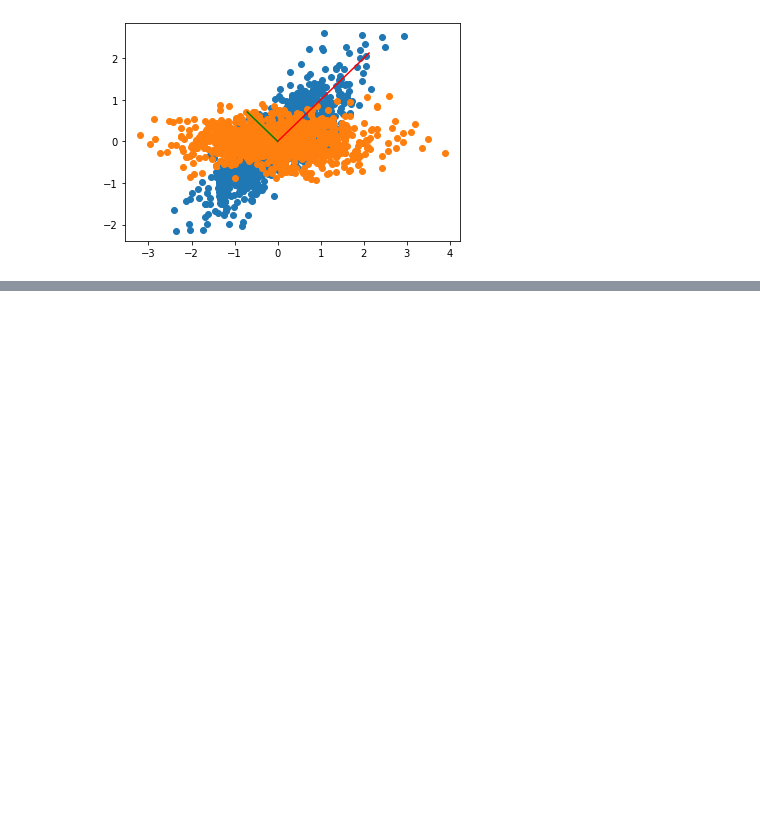
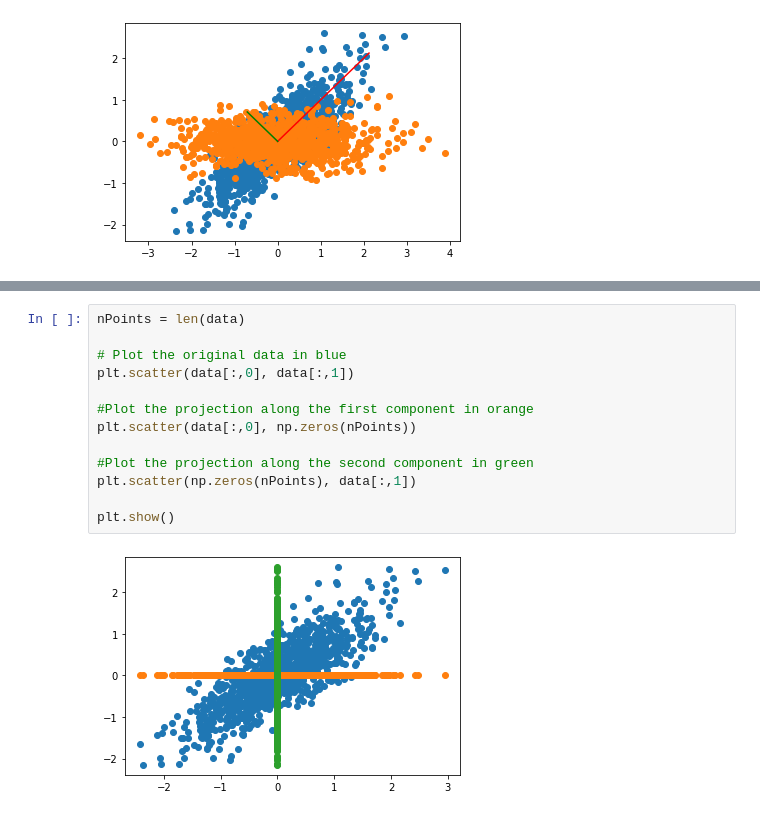
Before and after one commit to charmrain/NLP_learning, a Jupyter notebook: week3_vector_space_model/pca.ipynb, the cells around one changed output, grey strips where cells are left out. Drawn from its saved outputs; the diff is of its cells as text; blank space fills up the shorter version.

```diff
--- a/week3_vector_space_model/pca.ipynb
+++ b/week3_vector_space_model/pca.ipynb
@@ -208,0 +261,15 @@ Eigenvalues or explained variance
+# %%
+nPoints = len(data)
+
+# Plot the original data in blue
+plt.scatter(data[:,0], data[:,1])
+
+#Plot the projection along the first component in orange
+plt.scatter(data[:,0], np.zeros(nPoints))
+
+#Plot the projection along the second component in green
+plt.scatter(np.zeros(nPoints), data[:,1])
+
+plt.show()
+# %% [output]
+[figure, added]
```
Also changed, not shown: parts of 14 cells of this notebook.
